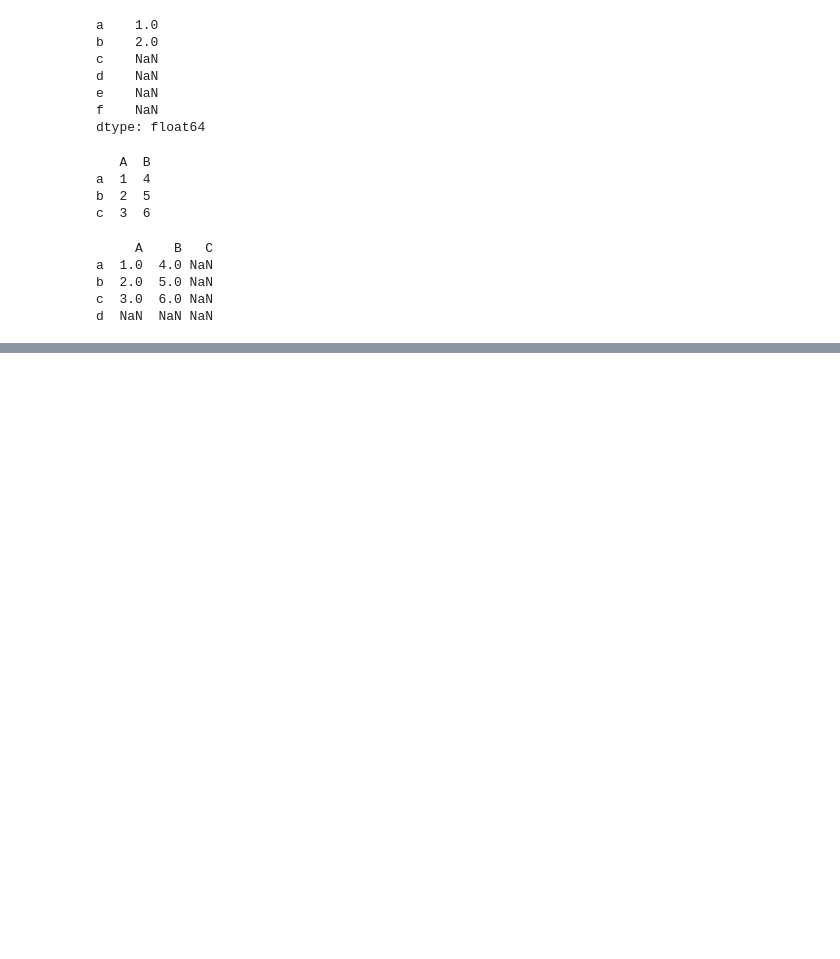
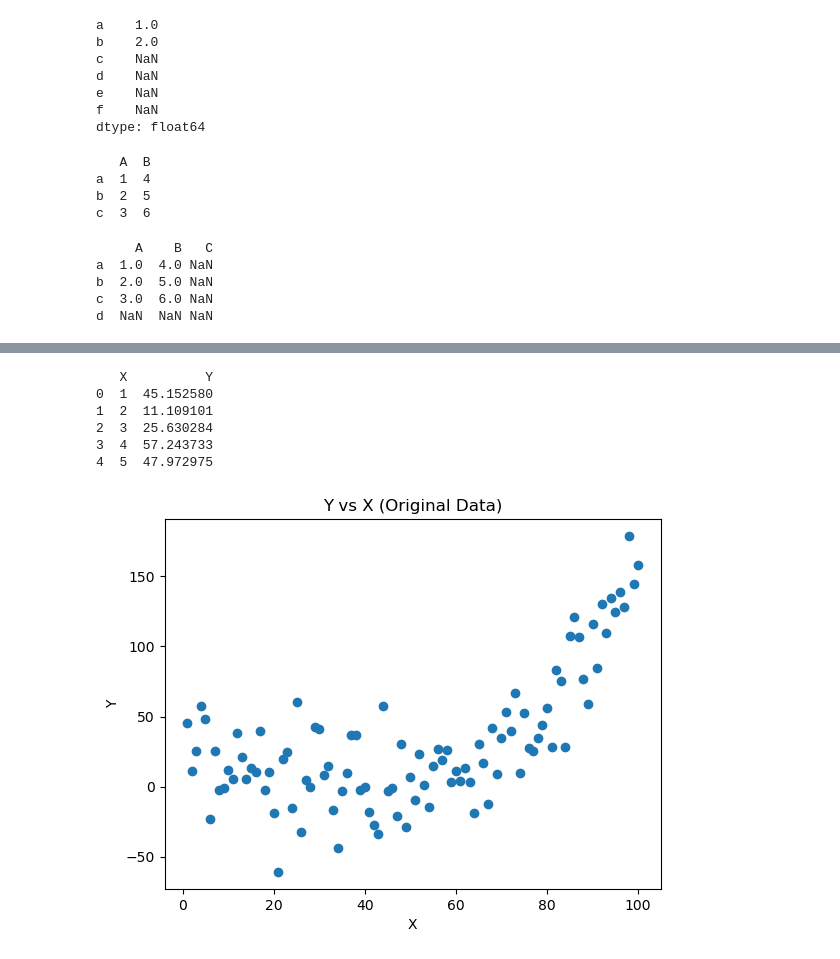
Before and after one commit to q-tong/CS405-605-Data-Science, a Jupyter notebook: Spring2024/Lecture/1.Pandas/example illustration.ipynb, the cells around one changed output, grey strips where cells are left out. Saved outputs shown, nothing was run; the diff lists cells and outputs as text; code cells hidden in the pictures; blank space fills up the shorter version.

```diff
--- a/Spring2024/Lecture/1.Pandas/example illustration.ipynb
+++ b/Spring2024/Lecture/1.Pandas/example illustration.ipynb
@@ -55,0 +125,29 @@ d  NaN  NaN NaN
+# %%
+import pandas as pd
+import numpy as np
+import matplotlib.pyplot as plt
+
+# Generating the dataset
+np.random.seed(0)
+x = np.arange(1, 101)
+y = np.exp(0.05 * x) + np.random.normal(0, 25, 100)
+
+df = pd.DataFrame({'X': x, 'Y': y})
+
+# Viewing the first few rows
+print(df.head())
+# %% [output]
+   X          Y
+0  1  45.152580
+1  2  11.109101
+2  3  25.630284
+3  4  57.243733
+4  5  47.972975
+# %%
+plt.scatter(df['X'], df['Y'])
+plt.xlabel('X')
+plt.ylabel('Y')
+plt.title('Y vs X (Original Data)')
+plt.show()
+# %% [output]
+[figure, added]
```
Also changed, not shown: parts of 11 cells of this notebook, 5 other files.
